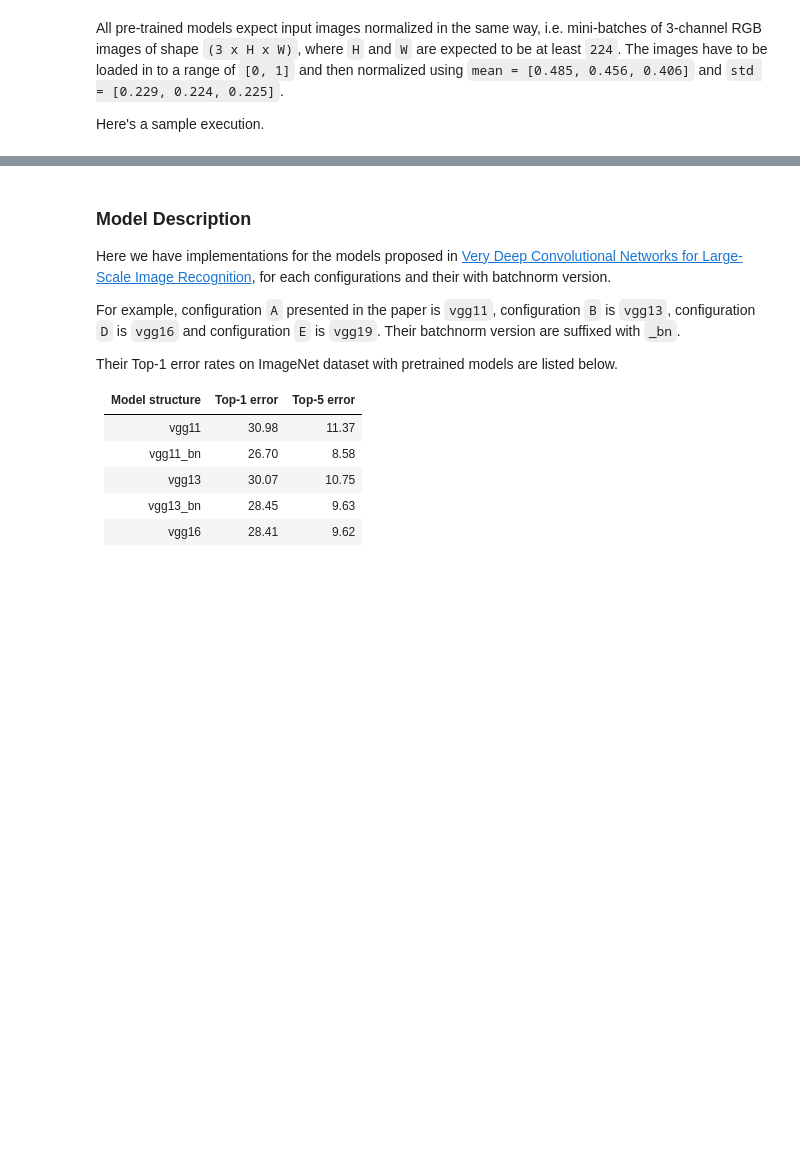
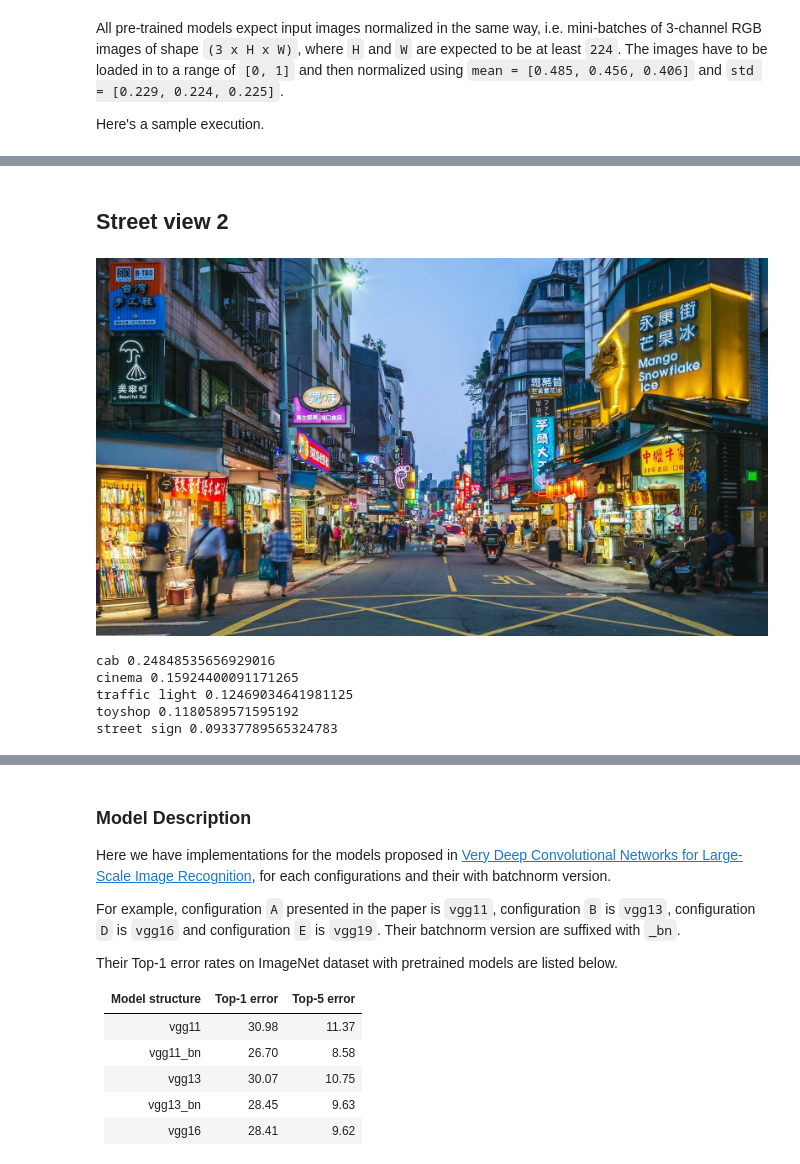
Before and after one commit to kjahan/duplicate_detection, a Jupyter notebook: notebooks/images/pytorch_vision_vgg.ipynb, the cells around one changed output, grey strips where cells are left out. Cells and saved outputs as stored; diff of their text form; code cells hidden in the pictures; blank space fills up the shorter version.

```diff
--- a/notebooks/images/pytorch_vision_vgg.ipynb
+++ b/notebooks/images/pytorch_vision_vgg.ipynb
@@ -521,0 +209,23 @@ cos_sim
+# %% [markdown]
+## Street view 2
+# %%
+# street
+url, street_filename_2 = ("https://media.timeout.com/images/105921973/1920/1080/image.jpg", "street.jpg")
+try: urllib.URLopener().retrieve(url, street_filename_2)
+except: urllib.request.urlretrieve(url, street_filename_2)
+ShowImage(filename=street_filename_2)
+# %% [output]
+[figure, added]
+# %%
+street_2_output, street_2_probabilities = get_last_layer_probs(street_filename_2)
+
+# Show top categories per image
+top5_prob, top5_catid = torch.topk(street_2_probabilities, 5)
+for i in range(top5_prob.size(0)):
+    print(categories[top5_catid[i]], top5_prob[i].item())
+# %% [output]
+cab 0.24848535656929016
+cinema 0.15924400091171265
+traffic light 0.12469034641981125
+toyshop 0.1180589571595192
+street sign 0.09337789565324783
```
Also changed, not shown: parts of 73 cells of this notebook.
